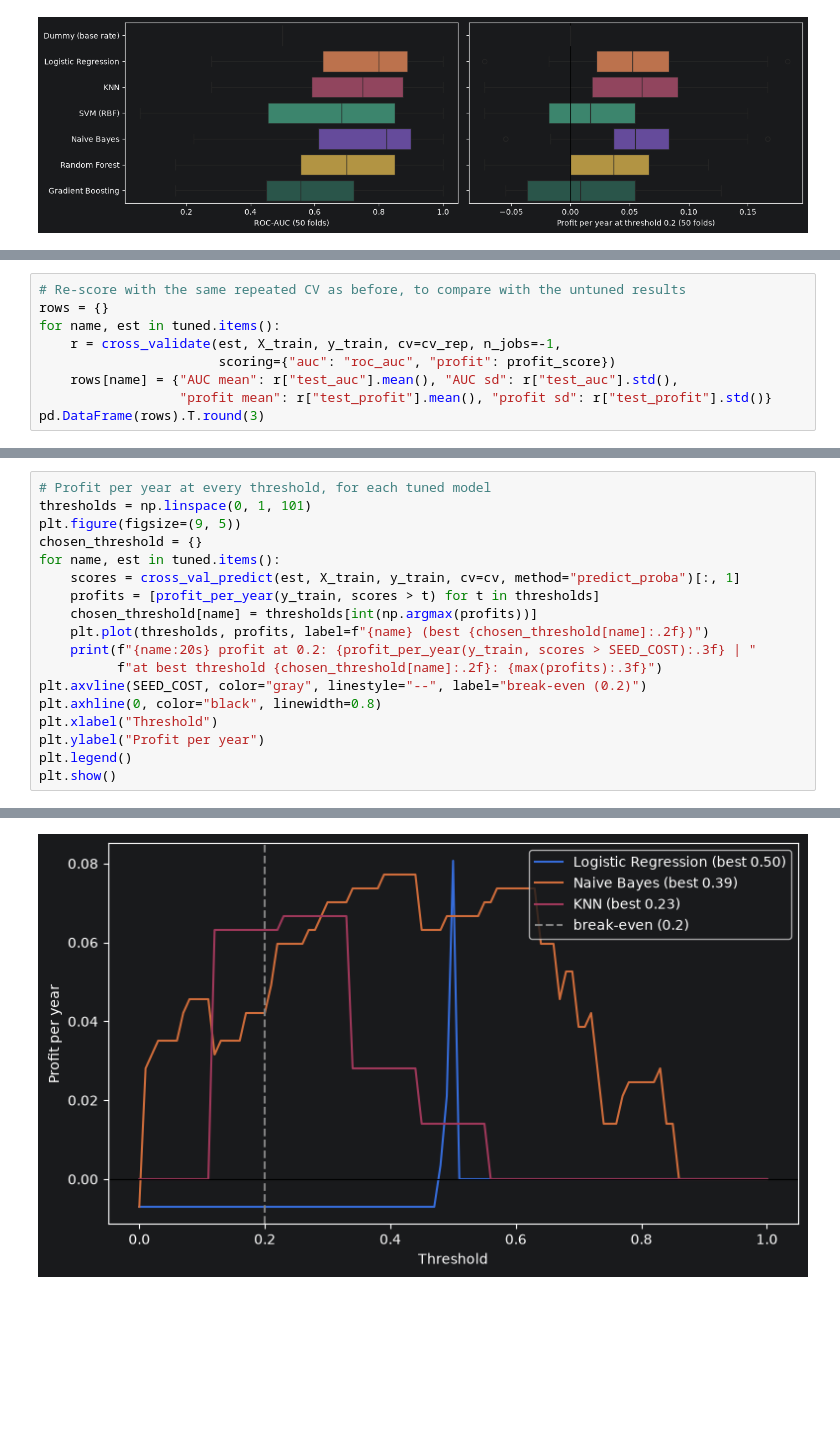
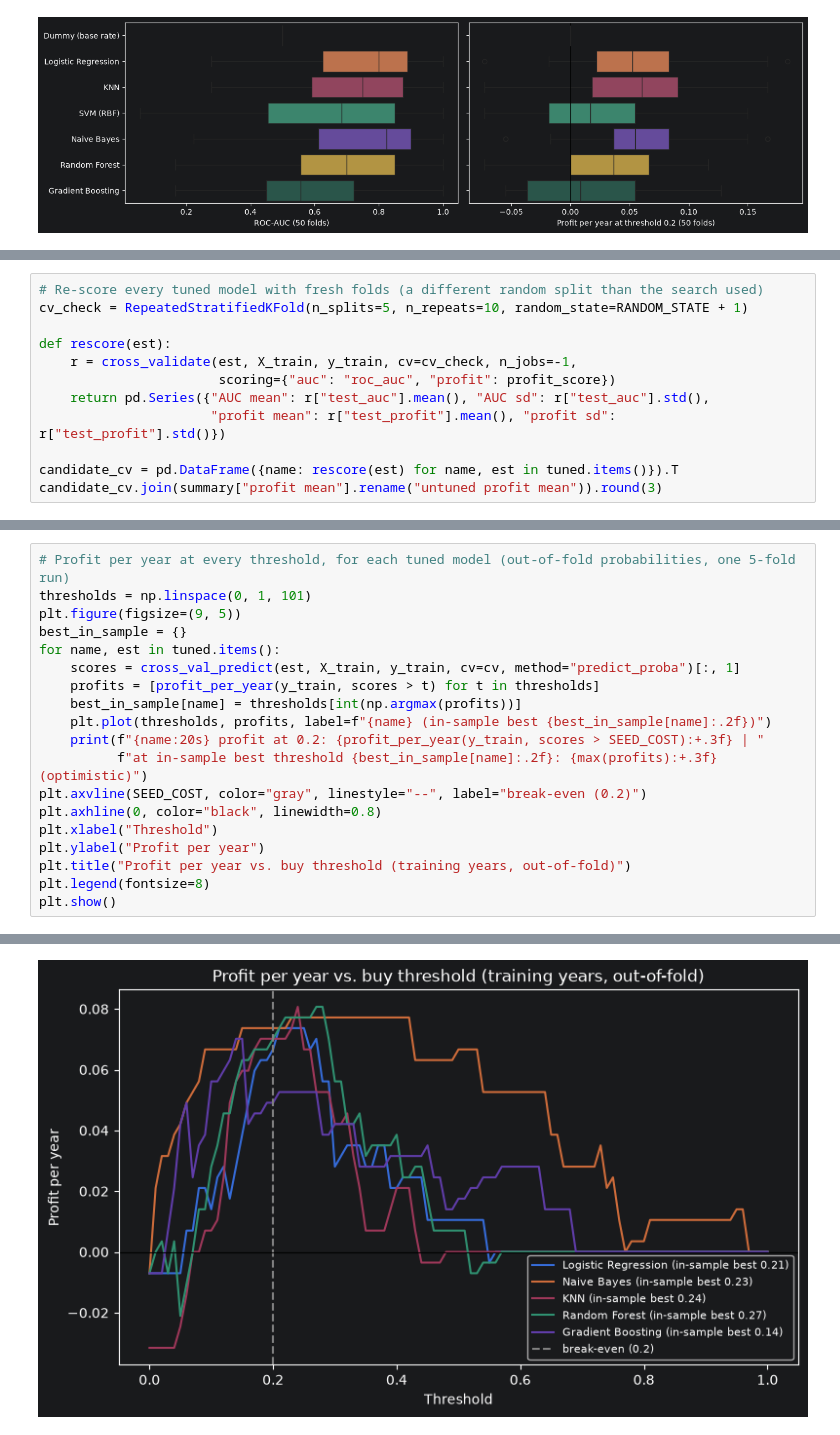
Before and after one commit to GLopezAngel/P1-Early-Spring-Ultron, a Jupyter notebook: Early Spring - Training.ipynb, the cells around one changed output, grey strips where cells are left out. Saved outputs shown, nothing was run; the diff lists cells and outputs as text; blank space fills up the shorter version.

```diff
--- a/Early Spring - Training.ipynb
+++ b/Early Spring - Training.ipynb
@@ -461,10 +546,13 @@ tuning_results.iloc[:, 1:].T       # the winning settings for each model
 # %%
-# Re-score with the same repeated CV as before, to compare with the untuned results
-rows = {}
-for name, est in tuned.items():
-    r = cross_validate(est, X_train, y_train, cv=cv_rep, n_jobs=-1,
+# Re-score every tuned model with fresh folds (a different random split than the search used)
+cv_check = RepeatedStratifiedKFold(n_splits=5, n_repeats=10, random_state=RANDOM_STATE + 1)
+
+def rescore(est):
+    r = cross_validate(est, X_train, y_train, cv=cv_check, n_jobs=-1,
                        scoring={"auc": "roc_auc", "profit": profit_score})
-    rows[name] = {"AUC mean": r["test_auc"].mean(), "AUC sd": r["test_auc"].std(),
-                  "profit mean": r["test_profit"].mean(), "profit sd": r["test_profit"].std()}
-pd.DataFrame(rows).T.round(3)
+    return pd.Series({"AUC mean": r["test_auc"].mean(), "AUC sd": r["test_auc"].std(),
+                      "profit mean": r["test_profit"].mean(), "profit sd": r["test_profit"].std()})
+
+candidate_cv = pd.DataFrame({name: rescore(est) for name, est in tuned.items()}).T
+candidate_cv.join(summary["profit mean"].rename("untuned profit mean")).round(3)
 # %% [output]
@@ -475,19 +573,20 @@ pd.DataFrame(rows).T.round(3)
 # %%
-# Profit per year at every threshold, for each tuned model
+# Profit per year at every threshold, for each tuned model (out-of-fold probabilities, one 5-fold run)
 thresholds = np.linspace(0, 1, 101)
 plt.figure(figsize=(9, 5))
-chosen_threshold = {}
+best_in_sample = {}
 for name, est in tuned.items():
     scores = cross_val_predict(est, X_train, y_train, cv=cv, method="predict_proba")[:, 1]
     profits = [profit_per_year(y_train, scores > t) for t in thresholds]
-    chosen_threshold[name] = thresholds[int(np.argmax(profits))]
-    plt.plot(thresholds, profits, label=f"{name} (best {chosen_threshold[name]:.2f})")
-    print(f"{name:20s} profit at 0.2: {profit_per_year(y_train, scores > SEED_COST):.3f} | "
-          f"at best threshold {chosen_threshold[name]:.2f}: {max(profits):.3f}")
+    best_in_sample[name] = thresholds[int(np.argmax(profits))]
+    plt.plot(thresholds, profits, label=f"{name} (in-sample best {best_in_sample[name]:.2f})")
+    print(f"{name:20s} profit at 0.2: {profit_per_year(y_train, scores > SEED_COST):+.3f} | "
+          f"at in-sample best threshold {best_in_sample[name]:.2f}: {max(profits):+.3f}  (optimistic)")
 plt.axvline(SEED_COST, color="gray", linestyle="--", label="break-even (0.2)")
 plt.axhline(0, color="black", linewidth=0.8)
 plt.xlabel("Threshold")
 plt.ylabel("Profit per year")
-plt.legend()
+plt.title("Profit per year vs. buy threshold (training years, out-of-fold)")
+plt.legend(fontsize=8)
 plt.show()
 # %% [output]
@@ -497 +598 @@ KNN                  profit at 0.2: 0.063 | at best threshold 0.23: 0.067
-[figure, old version]
+[figure, new version]
```
Also changed, not shown: parts of 22 cells of this notebook, 1 other file.
